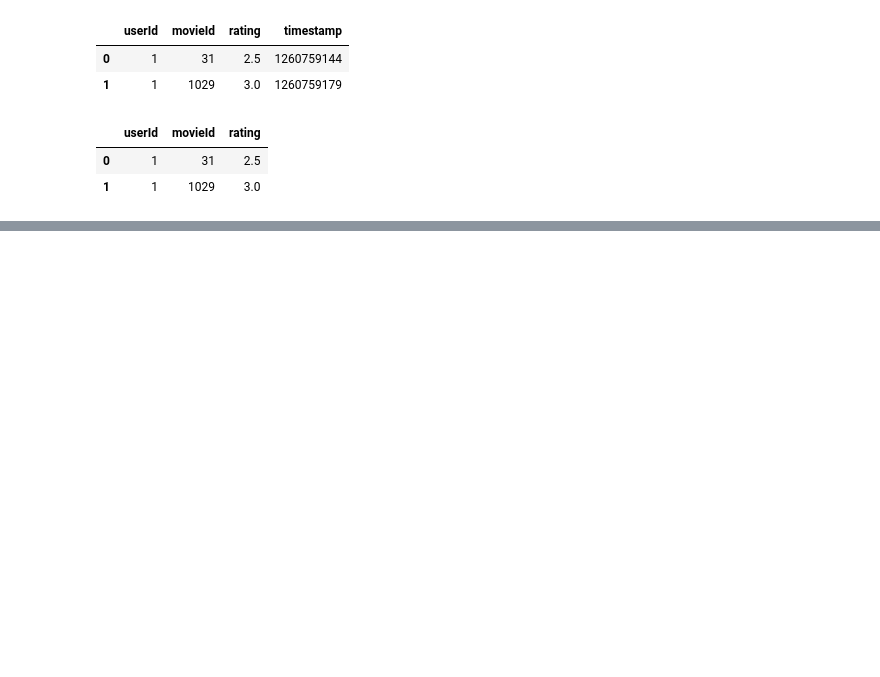
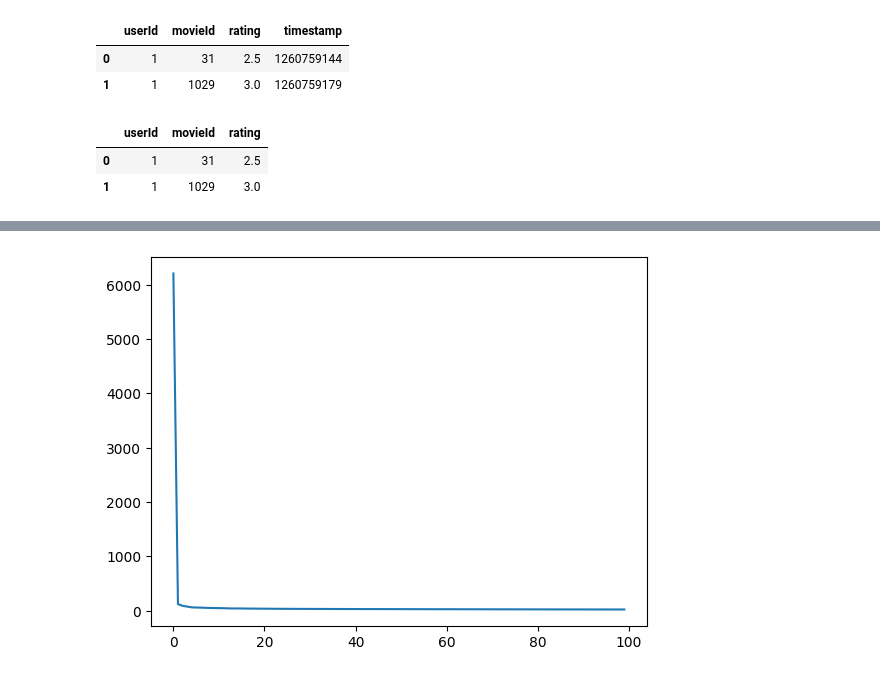
Before and after one commit to esdrasgc/netflix_challenge, a Jupyter notebook: main.ipynb, the cells around one changed output, grey strips where cells are left out. Drawn from its saved outputs; the diff is of its cells as text; code cells hidden in the pictures; blank space fills up the shorter version.

```diff
--- a/main.ipynb
+++ b/main.ipynb
@@ -36,0 +70,5 @@ print(b.iloc[i, j])
+# %%
+plt.plot(s[:100])
+plt.show()
+# %% [output]
+[figure, added]
```
Also changed, not shown: parts of 11 cells of this notebook.
